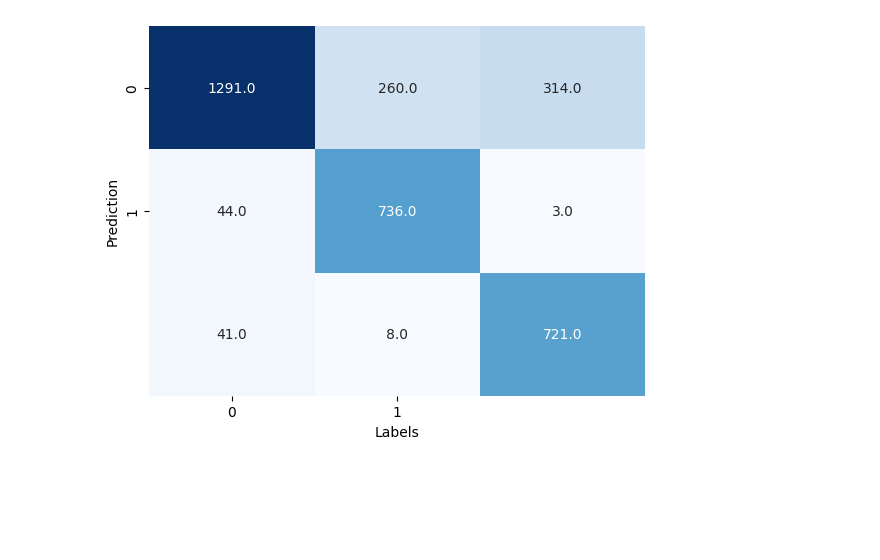
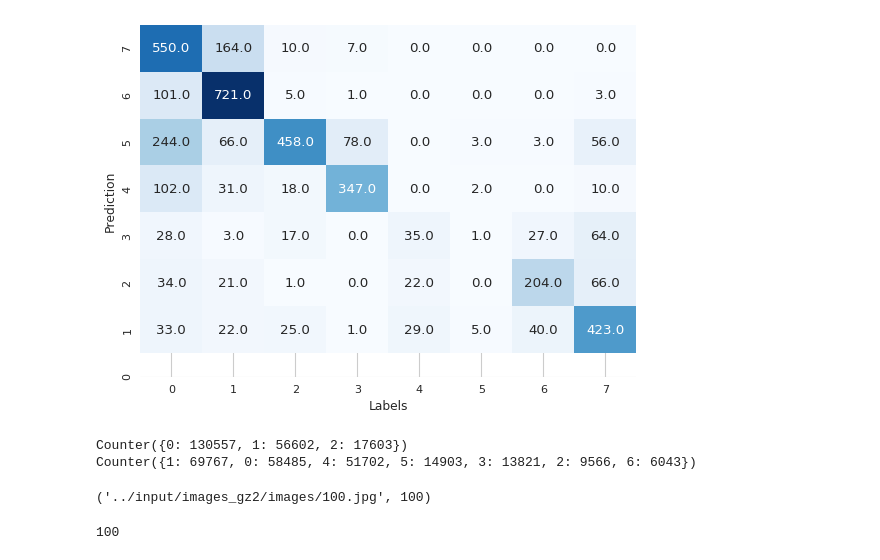
Before and after one commit to emadonev/morfologija_galaksija, a Jupyter notebook: galaxy_morph/nbs/results.ipynb, the cells around one changed output. Saved outputs shown, nothing was run; the diff lists cells and outputs as text; code cells hidden in the pictures; blank space fills up the shorter version.

```diff
--- a/galaxy_morph/nbs/results.ipynb
+++ b/galaxy_morph/nbs/results.ipynb
@@ -145,0 +141,18 @@ plt.show()
+# %%
+plt.style.use('seaborn-v0_8-whitegrid')
+plt.figure(figsize=(15,8))
+
+plt.plot(train_loss, color="salmon", linestyle="dashdot", label="trošak učenja ref")
+plt.plot(valid_loss, color="red", label="trošak validacije ref")
+plt.plot(train_acc, color="deepskyblue", linestyle="dashdot", label="preciznost učenja ref")
+plt.plot(valid_acc, color="navy", label="preciznost validacije ref")
+# oznaka x-osi
+plt.xlabel("Epoha")
+# oznaka y-osi
+plt.ylabel("Trošak/Preciznost")
+# naslov grafa
+plt.title("Trošak/Preciznost")
+# legenda
+plt.legend(bbox_to_anchor=(1.05, 1.0), loc='upper left')
+plt.tight_layout()
+plt.show()
@@ -145,0 +161,18 @@ plt.show()
+# %%
+plt.style.use('seaborn-v0_8-whitegrid')
+plt.figure(figsize=(12,10))
+
+plt.plot(valid_acc, color="yellow", linestyle="dashdot", label="točnost validacije")
+plt.plot(valid_prec, color="red", label="preciznost validacije")
+plt.plot(valid_recall, color="deepskyblue", linestyle="dashdot", label="osjetjlivost validacije")
+plt.plot(valid_F1, color="navy", label="f1 mjera validacije")
+# oznaka x-osi
+plt.xlabel("Epoha")
+# oznaka y-osi
+plt.ylabel("Metrike vrednovanja")
+# naslov grafa
+plt.title("ROC/AUC krivulja")
+# legenda
+plt.legend(bbox_to_anchor=(1.05, 1.0), loc='upper left')
+plt.tight_layout()
+plt.show()
@@ -154,6 +189,6 @@ array([[2., 1., 1., ..., 0., 0., 0.]], dtype=float32)
 # %%
 ct = pd.crosstab(outputs, labels, rownames=["Prediction"], colnames=["Labels"])
-sns.heatmap(ct, cmap="Blues", annot=True, xticklabels="01", yticklabels="01", fmt=".1f", cbar=False)
+sns.heatmap(ct, cmap="Blues", annot=True, xticklabels="01234567", yticklabels="76543210", fmt=".1f", cbar=False)
 plt.show()
 # %% [output]
-[figure, old version]
+[figure, new version]
@@ -159,0 +197,29 @@ plt.show()
+# %%
+imgs_path = '../input/images_gz2/images/'
+
+soft_label_dict_run1 = create_label_dict1(main_runs)
+soft_label_dict_run2 = create_label_dict2(main_runs)
+
+soft_run1_conf, soft_run1_spur = section_spurious(soft_label_dict_run1, num=3)
+soft_run2_conf, soft_run2_spur = section_spurious(soft_label_dict_run2, num=7)
+
+hard_run1_conf = create_hard_labels(soft_run1_conf)
+hard_run2_conf = create_hard_labels(soft_run2_conf)
+
+print(Counter(list(hard_run1_conf.values())))
+print(Counter(list(hard_run2_conf.values())))
+
+W, H, C = 224, 224, 4
+
+conf_file_list = create_file_list(imgs_path, soft_run1_conf, soft_run2_conf)
+# %% [output]
+Counter({0: 130557, 1: 56602, 2: 17603})
+Counter({1: 69767, 0: 58485, 4: 51702, 5: 14903, 3: 13821, 2: 9566, 6: 6043})
+# %%
+conf_file_list[0]
+# %% [output]
+('../input/images_gz2/images/100.jpg', 100)
+# %%
+int(os.path.splitext(os.path.basename(conf_file_list[0][0]))[0])
+# %% [output]
+100
```
Also changed, not shown: parts of 20 cells of this notebook, 6 other files.
